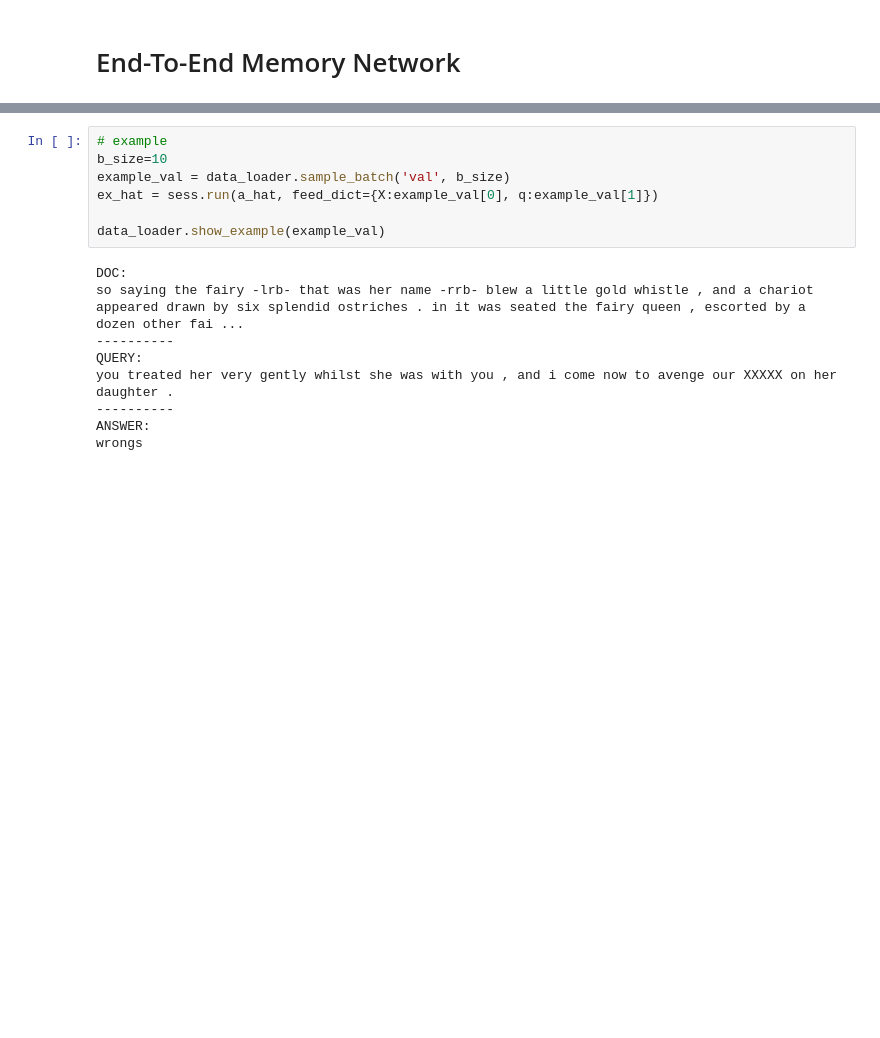
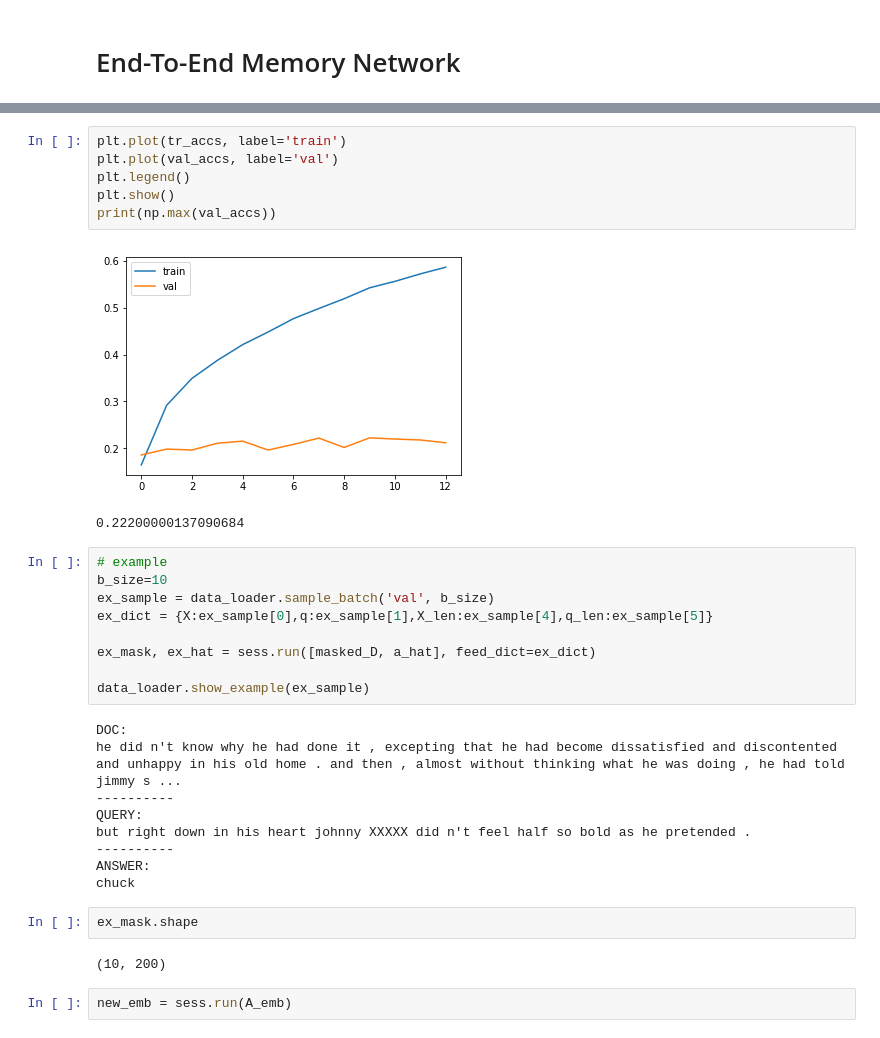
Before and after one commit to JanRocketMan/QuestionAnsweringModels, a Jupyter notebook: CBT_MemN2N.ipynb, the cells around one changed output, grey strips where cells are left out. Drawn from its saved outputs; the diff is of its cells as text; blank space fills up the shorter version.

```diff
--- a/CBT_MemN2N.ipynb
+++ b/CBT_MemN2N.ipynb
@@ -370,19 +250,36 @@ Final score:
+# %%
+plt.plot(tr_accs, label='train')
+plt.plot(val_accs, label='val')
+plt.legend()
+plt.show()
+print(np.max(val_accs))
+# %% [output]
+[figure, added]
+0.22200000137090684
 # %%
 # example
 b_size=10
-example_val = data_loader.sample_batch('val', b_size)
-ex_hat = sess.run(a_hat, feed_dict={X:example_val[0], q:example_val[1]})
+ex_sample = data_loader.sample_batch('val', b_size)
+ex_dict = {X:ex_sample[0],q:ex_sample[1],X_len:ex_sample[4],q_len:ex_sample[5]}
 
-data_loader.show_example(example_val)
+ex_mask, ex_hat = sess.run([masked_D, a_hat], feed_dict=ex_dict)
+
+data_loader.show_example(ex_sample)
 # %% [output]
 DOC:
-so saying the fairy -lrb- that was her name -rrb- blew a little gold whistle , and a chariot appeared drawn by six splendid ostriches . in it was seated the fairy queen , escorted by a dozen other fai ...
+he did n't know why he had done it , excepting that he had become dissatisfied and discontented and unhappy in his old home . and then , almost without thinking what he was doing , he had told jimmy s ...
 ----------
 QUERY:
-you treated her very gently whilst she was with you , and i come now to avenge our XXXXX on her daughter .
+but right down in his heart johnny XXXXX did n't feel half so bold as he pretended .
 ----------
 ANSWER:
-wrongs
+chuck
+# %%
+ex_mask.shape
+# %% [output]
+(10, 200)
+# %%
+new_emb = sess.run(A_emb)
 # %%
 for i in range(b_size):
     print('-'*10)
```
Also changed, not shown: parts of 21 cells of this notebook, 3 other files.
